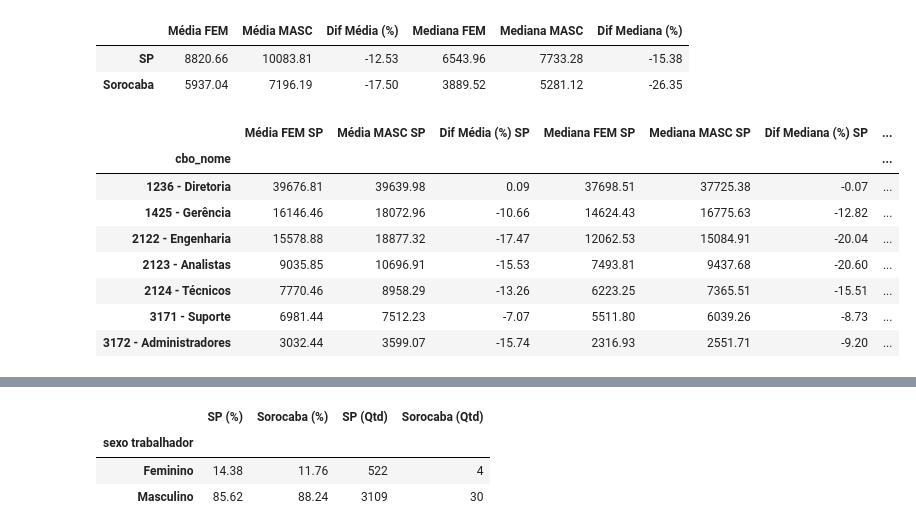
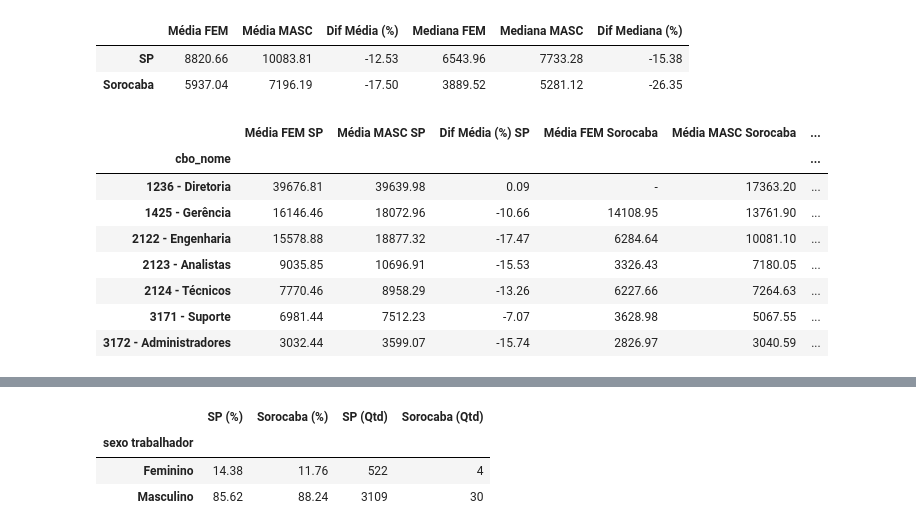
Before and after one commit to ricardo-gmarques/estagio, a Jupyter notebook: analise_rais2023_sorocaba.ipynb, the cells around one changed output, grey strips where cells are left out. Saved outputs shown, nothing was run; the diff lists cells and outputs as text; code cells hidden in the pictures.

```diff
--- a/analise_rais2023_sorocaba.ipynb
+++ b/analise_rais2023_sorocaba.ipynb
@@ -492,45 +540,75 @@ comparacao_sexo
 | SP | 8820.66 | 10083.81 | -12.53 | 6543.96 | 7733.28 | -15.38 |
 | Sorocaba | 5937.04 | 7196.19 | -17.50 | 3889.52 | 5281.12 | -26.35 |
 # %%
-# Comparação por CBO com padrão correto
+# Comparação por família CBO - apenas média salarial
 
 def comparacao_cbo(df_base):
-    grupo = df_base.groupby(['cbo_nome', 'sexo trabalhador'])['vl remun média nom']
+
+    df_base = df_base.copy()
+
+    df_base['cbo_familia'] = df_base['cbo ocupação 2002'].astype(str).str[:4]
+
+    mapa_cbo = {
+        '1236': '1236 - Diretoria',
+        '1425': '1425 - Gerência',
+        '2122': '2122 - Engenharia',
+        '2123': '2123 - Analistas',
+        '2124': '2124 - Técnicos',
+        '3171': '3171 - Suporte',
+        '3172': '3172 - Administradores'
+    }
+
+    df_base['cbo_nome'] = df_base['cbo_familia'].map(mapa_cbo)
+
+    grupo = df_base.groupby(
+        ['cbo_nome', 'sexo trabalhador']
+    )['vl remun média nom']
 
     media = grupo.mean().unstack()
-    mediana = grupo.median().unstack()
 
     resultado = pd.DataFrame()
 
     resultado['Média FEM'] = media.get('Feminino')
     resultado['Média MASC'] = media.get('Masculino')
-    resultado['Dif Média (%)'] = ((resultado['Média FEM'] - resultado['Média MASC']) / resultado['Média MASC']) * 100
 
-    resultado['Mediana FEM'] = mediana.get('Feminino')
-    resultado['Mediana MASC'] = mediana.get('Masculino')
-    resultado['Dif Mediana (%)'] = ((resultado['Mediana FEM'] - resultado['Mediana MASC']) / resultado['Mediana MASC']) * 100
+    resultado['Dif Média (%)'] = (
+        (resultado['Média FEM'] - resultado['Média MASC'])
+        / resultado['Média MASC']
+    ) * 100
 
     return resultado
+
 
 sp_cbo = comparacao_cbo(df)
 sor_cbo = comparacao_cbo(df_sorocaba)
 
 comparacao_final_cbo = pd.concat(
-    [sp_cbo.add_suffix(' SP'), sor_cbo.add_suffix(' Sorocaba')],
+    [
+        sp_cbo.add_suffix(' SP'),
+        sor_cbo.add_suffix(' Sorocaba')
+    ],
     axis=1
 ).round(2)
 
+# remover linha de índice vazio
+comparacao_final_cbo = comparacao_final_cbo[
+    comparacao_final_cbo.index.notna()
+]
+
+# trocar NaN por traço
+comparacao_final_cbo = comparacao_final_cbo.fillna('-')
+
 comparacao_final_cbo
 # %% [output]
-|  | Média FEM SP | Média MASC SP | Dif Média (%) SP | Mediana FEM SP | Mediana MASC SP | Dif Mediana (%) SP | ... |
-| cbo_nome |  |  |  |  |  |  | ... |
-| 1236 - Diretoria | 39676.81 | 39639.98 | 0.09 | 37698.51 | 37725.38 | -0.07 | ... |
-| 1425 - Gerência | 16146.46 | 18072.96 | -10.66 | 14624.43 | 16775.63 | -12.82 | ... |
-| 2122 - Engenharia | 15578.88 | 18877.32 | -17.47 | 12062.53 | 15084.91 | -20.04 | ... |
-| 2123 - Analistas | 9035.85 | 10696.91 | -15.53 | 7493.81 | 9437.68 | -20.60 | ... |
-| 2124 - Técnicos | 7770.46 | 8958.29 | -13.26 | 6223.25 | 7365.51 | -15.51 | ... |
-| 3171 - Suporte | 6981.44 | 7512.23 | -7.07 | 5511.80 | 6039.26 | -8.73 | ... |
-| 3172 - Administradores | 3032.44 | 3599.07 | -15.74 | 2316.93 | 2551.71 | -9.20 | ... |
+|  | Média FEM SP | Média MASC SP | Dif Média (%) SP | Média FEM Sorocaba | Média MASC Sorocaba | ... |
+| cbo_nome |  |  |  |  |  | ... |
+| 1236 - Diretoria | 39676.81 | 39639.98 | 0.09 | - | 17363.20 | ... |
+| 1425 - Gerência | 16146.46 | 18072.96 | -10.66 | 14108.95 | 13761.90 | ... |
+| 2122 - Engenharia | 15578.88 | 18877.32 | -17.47 | 6284.64 | 10081.10 | ... |
+| 2123 - Analistas | 9035.85 | 10696.91 | -15.53 | 3326.43 | 7180.05 | ... |
+| 2124 - Técnicos | 7770.46 | 8958.29 | -13.26 | 6227.66 | 7264.63 | ... |
+| 3171 - Suporte | 6981.44 | 7512.23 | -7.07 | 3628.98 | 5067.55 | ... |
+| 3172 - Administradores | 3032.44 | 3599.07 | -15.74 | 2826.97 | 3040.59 | ... |
 # %%
 # 7.2 - Gráfico comparativo da desigualdade salarial por ocupação
 
```
Also changed, not shown: parts of 14 cells of this notebook.
